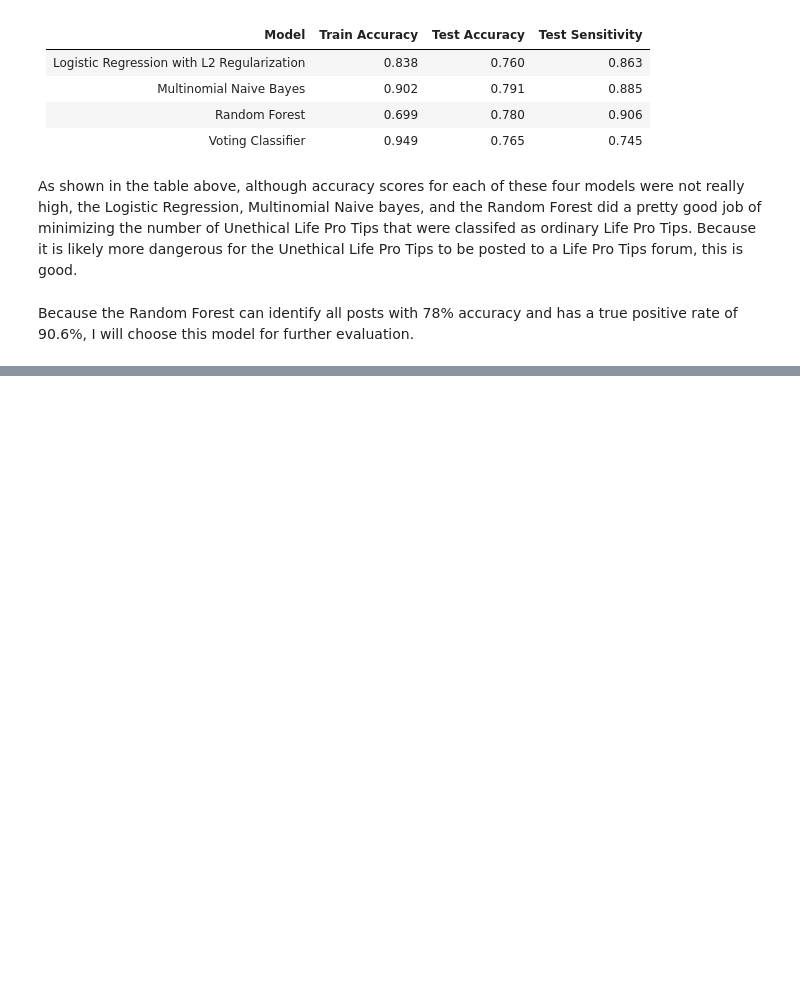
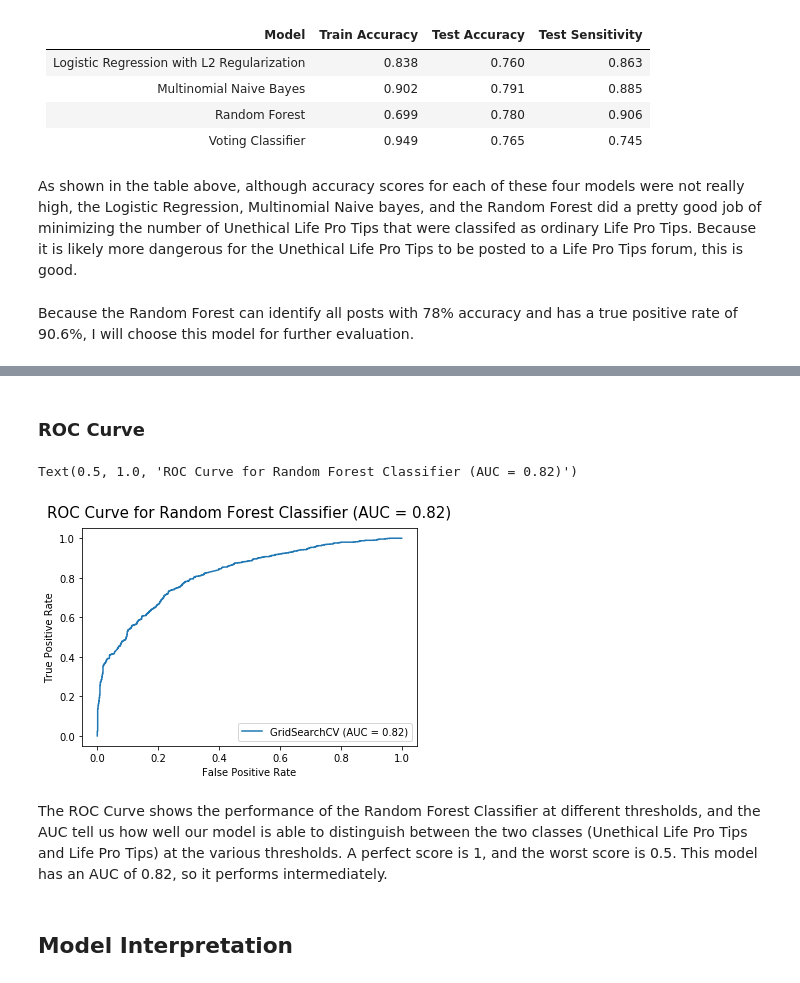
Before and after one commit to jlu90/Subreddit-Classification, a Jupyter notebook: code/Project 3 - Life Pro Tips vs. Unethical Life Pro Tips Classification.ipynb, the cells around one changed output, grey strips where cells are left out. Saved outputs shown, nothing was run; the diff lists cells and outputs as text; code cells hidden in the pictures; blank space fills up the shorter version.

```diff
--- a/code/Project 3 - Life Pro Tips vs. Unethical Life Pro Tips Classification.ipynb
+++ b/code/Project 3 - Life Pro Tips vs. Unethical Life Pro Tips Classification.ipynb
@@ -1080,3 +1094,15 @@ Because the Random Forest can identify all posts with 78% accuracy and has a tru
+# %% [markdown]
+### ROC Curve
+# %%
+plot_roc_curve(gs_rf_pipe, X_test, y_test);
+plt.title('ROC Curve for Random Forest Classifier (AUC = 0.82)', fontdict = {'fontsize':15}, pad = 12)
+# %% [output]
+Text(0.5, 1.0, 'ROC Curve for Random Forest Classifier (AUC = 0.82)')
+[figure, added]
+# %% [markdown]
+The ROC Curve shows the performance of the Random Forest Classifier at different thresholds, and the AUC tell us how well our model is able to distinguish between the two classes (Unethical Life Pro Tips and Life Pro Tips) at the various thresholds. A perfect score is 1, and the worst score is 0.5. This model has an AUC of 0.82, so it performs intermediately.
+# %% [markdown]
+## Model Interpretation
 # %%
 rf_feature_names = gs_rf_pipe.best_estimator_.steps[0][1].transformers_[0][1].get_feature_names()
 
```
Also changed, not shown: parts of 6 cells of this notebook.
